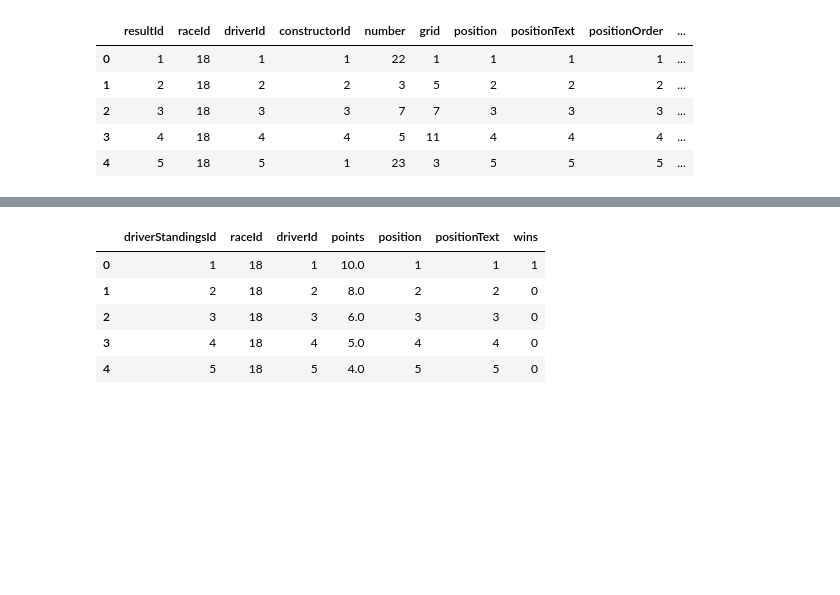
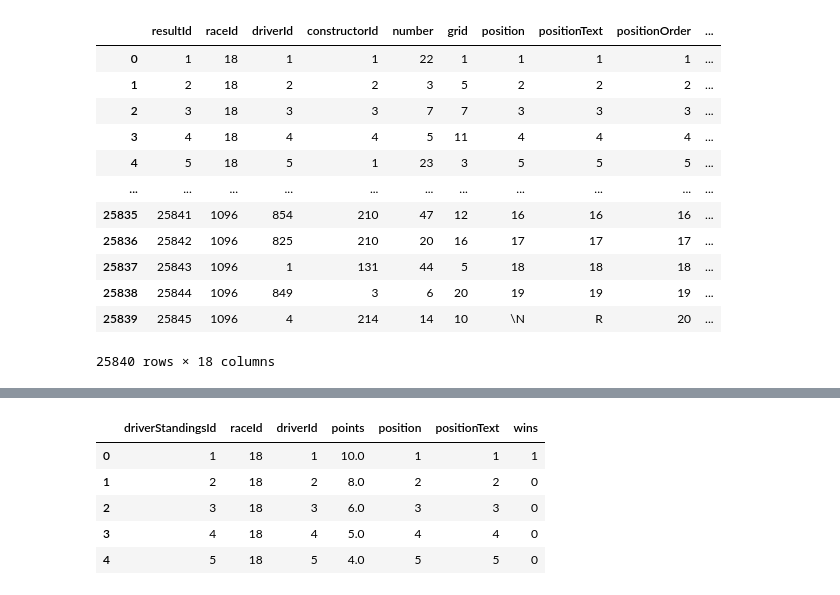
Before and after one commit to arvyz/f1, a Jupyter notebook: F1_features.ipynb, the cells around one changed output, grey strips where cells are left out. Drawn from its saved outputs; the diff is of its cells as text; code cells hidden in the pictures; blank space fills up the shorter version.

```diff
--- a/F1_features.ipynb
+++ b/F1_features.ipynb
@@ -17,12 +17,19 @@ driver_standings_df = pd.read_csv('data/driver_standings.csv')
 pit_stops_df = pd.read_csv('data/pit_stops.csv')
 pd.get_option("display.max_columns",None)
 # %%
-result_df.head()
+result_df
 # %% [output]
 |  | resultId | raceId | driverId | constructorId | number | grid | position | positionText | positionOrder | ... |
 | 0 | 1 | 18 | 1 | 1 | 22 | 1 | 1 | 1 | 1 | ... |
 | 1 | 2 | 18 | 2 | 2 | 3 | 5 | 2 | 2 | 2 | ... |
 | 2 | 3 | 18 | 3 | 3 | 7 | 7 | 3 | 3 | 3 | ... |
 | 3 | 4 | 18 | 4 | 4 | 5 | 11 | 4 | 4 | 4 | ... |
 | 4 | 5 | 18 | 5 | 1 | 23 | 3 | 5 | 5 | 5 | ... |
+| ... | ... | ... | ... | ... | ... | ... | ... | ... | ... | ... |
+| 25835 | 25841 | 1096 | 854 | 210 | 47 | 12 | 16 | 16 | 16 | ... |
+| 25836 | 25842 | 1096 | 825 | 210 | 20 | 16 | 17 | 17 | 17 | ... |
+| 25837 | 25843 | 1096 | 1 | 131 | 44 | 5 | 18 | 18 | 18 | ... |
+| 25838 | 25844 | 1096 | 849 | 3 | 6 | 20 | 19 | 19 | 19 | ... |
+| 25839 | 25845 | 1096 | 4 | 214 | 14 | 10 | \N | R | 20 | ... |
+25840 rows × 18 columns
 # %%
```
Also changed, not shown: parts of 11 cells of this notebook.
